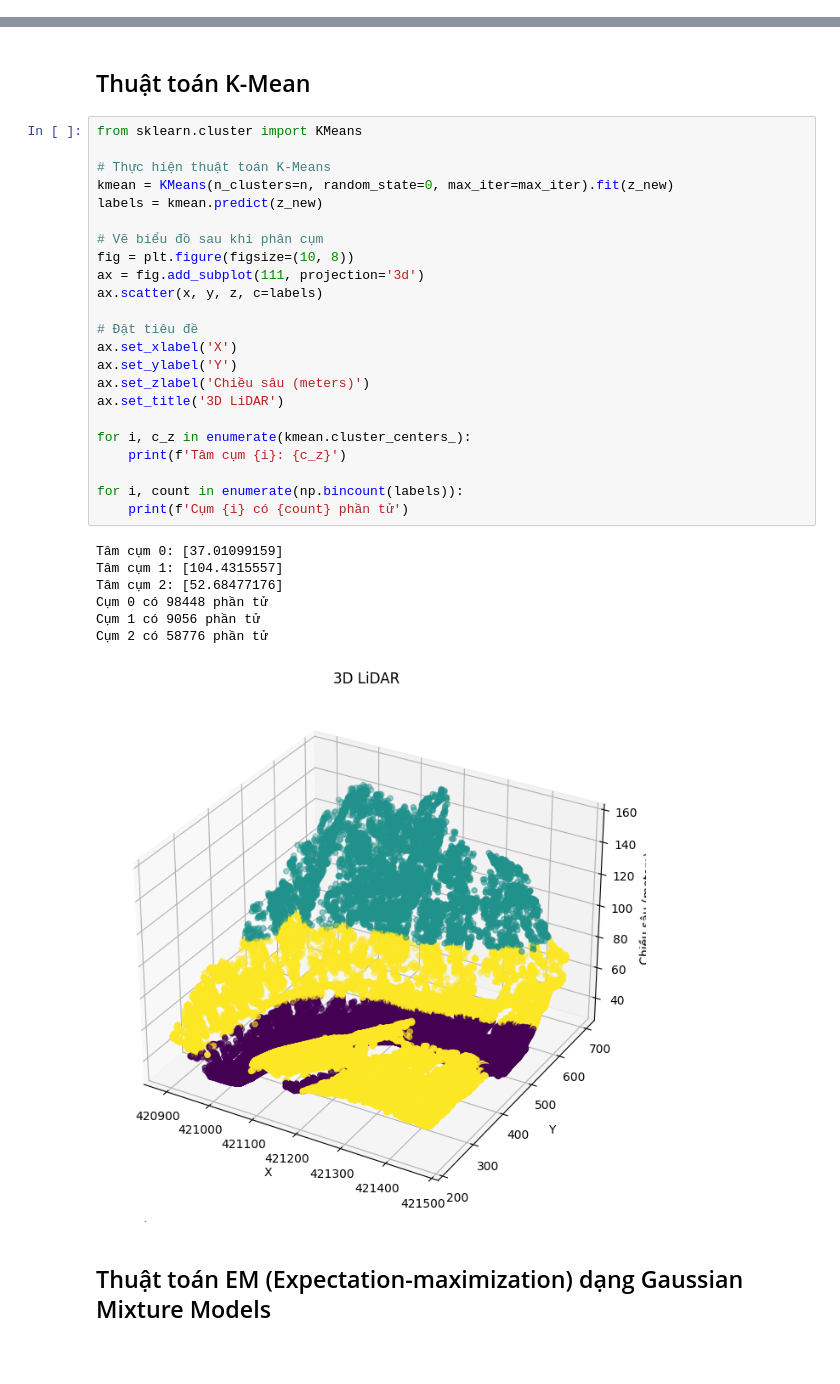
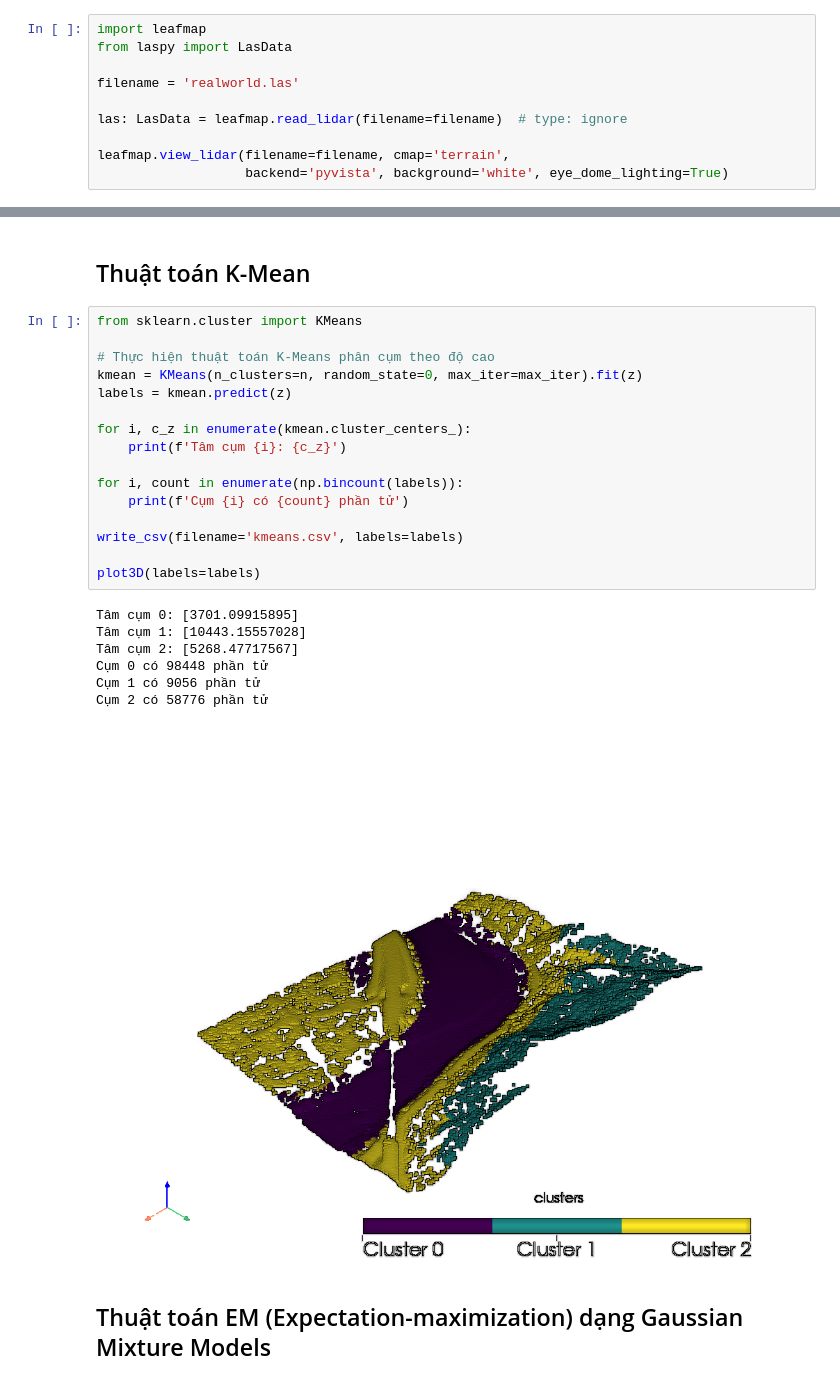
Before and after one commit to khmtk18a/LiDAR, a Jupyter notebook: lidar.ipynb, the cells around one changed output, grey strips where cells are left out. Drawn from its saved outputs; the diff is of its cells as text; blank space fills up the shorter version.

```diff
--- a/lidar.ipynb
+++ b/lidar.ipynb
@@ -27,0 +1,10 @@ z_new = z.reshape(-1, 1)
+# %%
+import leafmap
+from laspy import LasData
+
+filename = 'realworld.las'
+
+las: LasData = leafmap.read_lidar(filename=filename)  # type: ignore
+
+leafmap.view_lidar(filename=filename, cmap='terrain',
+                   backend='pyvista', background='white', eye_dome_lighting=True)
@@ -33,34 +46,27 @@ max_iter = int(input('Nhập số lần lặp: '))
 # %%
 from sklearn.cluster import KMeans
 
-# Thực hiện thuật toán K-Means
-kmean = KMeans(n_clusters=n, random_state=0, max_iter=max_iter).fit(z_new)
-labels = kmean.predict(z_new)
-
-# Vẽ biểu đồ sau khi phân cụm
-fig = plt.figure(figsize=(10, 8))
-ax = fig.add_subplot(111, projection='3d')
-ax.scatter(x, y, z, c=labels)
-
-# Đặt tiêu đề
-ax.set_xlabel('X')
-ax.set_ylabel('Y')
-ax.set_zlabel('Chiều sâu (meters)')
-ax.set_title('3D LiDAR')
+# Thực hiện thuật toán K-Means phân cụm theo độ cao
+kmean = KMeans(n_clusters=n, random_state=0, max_iter=max_iter).fit(z)
+labels = kmean.predict(z)
 
 for i, c_z in enumerate(kmean.cluster_centers_):
     print(f'Tâm cụm {i}: {c_z}')
 
 for i, count in enumerate(np.bincount(labels)):
     print(f'Cụm {i} có {count} phần tử')
+
+write_csv(filename='kmeans.csv', labels=labels)
+
+plot3D(labels=labels)
 # %% [output]
-Tâm cụm 0: [37.01099159]
-Tâm cụm 1: [104.4315557]
-Tâm cụm 2: [52.68477176]
+Tâm cụm 0: [3701.09915895]
+Tâm cụm 1: [10443.15557028]
+Tâm cụm 2: [5268.47717567]
 Cụm 0 có 98448 phần tử
 Cụm 1 có 9056 phần tử
 Cụm 2 có 58776 phần tử
-[figure, old version]
+[figure, new version]
 # %% [markdown]
 ## Thuật toán EM (Expectation-maximization) dạng Gaussian Mixture Models
 # %%
```
Also changed, not shown: parts of 5 cells of this notebook, 4 other files.
